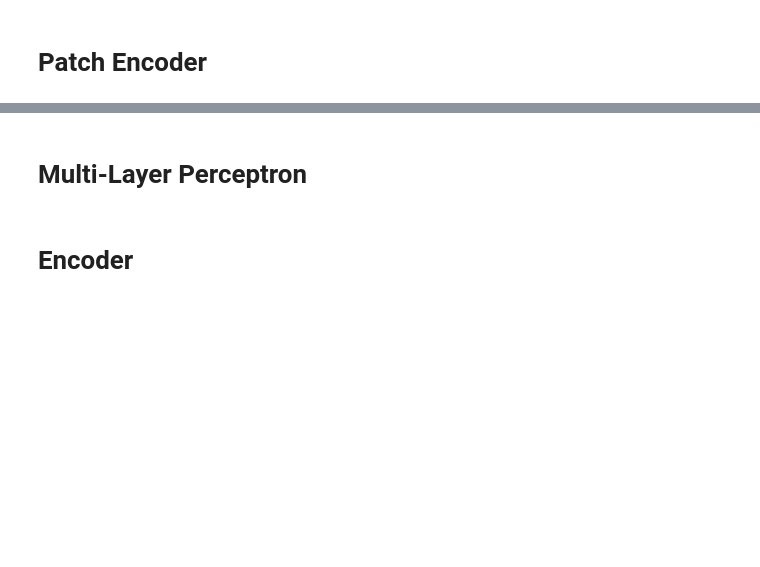
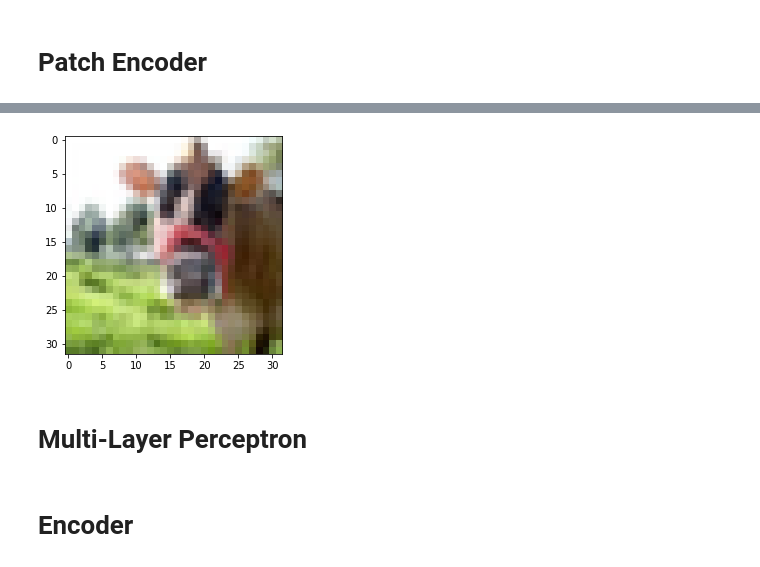
Before and after one commit to ariG23498/mae-scalable-vision-learners, a Jupyter notebook: MaskedAutoEncoders.ipynb, the cells around one changed output, grey strips where cells are left out. Drawn from its saved outputs; the diff is of its cells as text; code cells hidden in the pictures; blank space fills up the shorter version.

```diff
--- a/MaskedAutoEncoders.ipynb
+++ b/MaskedAutoEncoders.ipynb
@@ -73,27 +88,10 @@ Validation samples: 10000
 Testing samples: 10000
 # %%
 train_ds = tf.data.Dataset.from_tensor_slices((x_train))
-train_ds = (
-    train_ds
-    .shuffle(BUFFER_SIZE)
-    .repeat()
-    .batch(BATCH_SIZE)
-    .prefetch(AUTO)
-)
+train_ds = train_ds.batch(BATCH_SIZE).prefetch(AUTO)
 
 val_ds = tf.data.Dataset.from_tensor_slices((x_val))
-val_ds = (
-    val_ds
-    .shuffle(BUFFER_SIZE)
-    .repeat()
-    .batch(BATCH_SIZE)
-    .prefetch(AUTO)
-)
+val_ds = val_ds.batch(BATCH_SIZE).prefetch(AUTO)
 
 test_ds = tf.data.Dataset.from_tensor_slices((x_test))
-test_ds = (
-    test_ds
-    .repeat()
-    .batch(BATCH_SIZE)
-    .prefetch(AUTO)
-)
+test_ds = test_ds.prefetch(AUTO)
@@ -327,3 +307,8 @@ unmasked_embeddings, masked_embeddings, unmasked_positions = patch_encoder(
+# %%
+plt.imshow(image_batch[0])
+plt.show()
+# %% [output]
+[figure, added]
 # %% [markdown]
 # Multi-Layer Perceptron
 # %%
```
Also changed, not shown: parts of 25 cells of this notebook.
